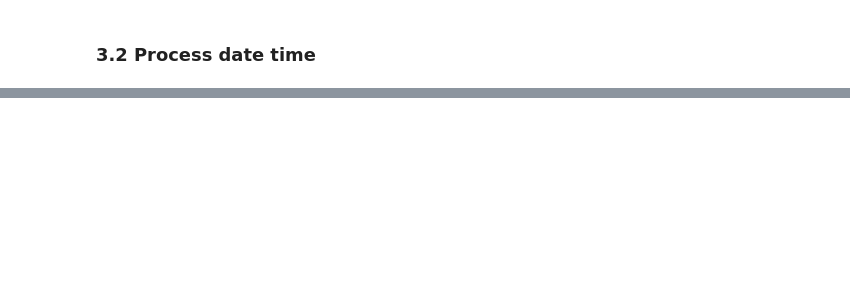
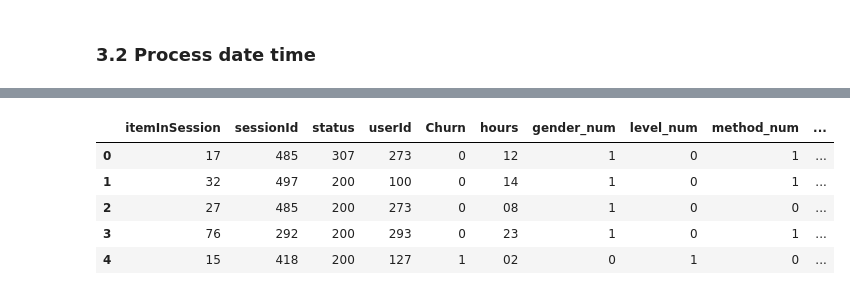
Before and after one commit to AlexWangVT/sparkify_capstone, a Jupyter notebook: Sparkify.ipynb, the cells around one changed output, grey strips where cells are left out. Saved outputs shown, nothing was run; the diff lists cells and outputs as text; code cells hidden in the pictures; blank space fills up the shorter version.

```diff
--- a/Sparkify.ipynb
+++ b/Sparkify.ipynb
@@ -403,0 +472,10 @@ df.select(dayofweek('dt').alias('day')).show()
+# %%
+df_cleaned_ps = ps.DataFrame(df_cleaned)
+df_cleaned_ps.head()
+# %% [output]
+|  | itemInSession | sessionId | status | userId | Churn | hours | gender_num | level_num | method_num | ... |
+| 0 | 17 | 485 | 307 | 273 | 0 | 12 | 1 | 0 | 1 | ... |
+| 1 | 32 | 497 | 200 | 100 | 0 | 14 | 1 | 0 | 1 | ... |
+| 2 | 27 | 485 | 200 | 273 | 0 | 08 | 1 | 0 | 0 | ... |
+| 3 | 76 | 292 | 200 | 293 | 0 | 23 | 1 | 0 | 1 | ... |
+| 4 | 15 | 418 | 200 | 127 | 1 | 02 | 0 | 1 | 0 | ... |
```
Also changed, not shown: parts of 14 cells of this notebook.
